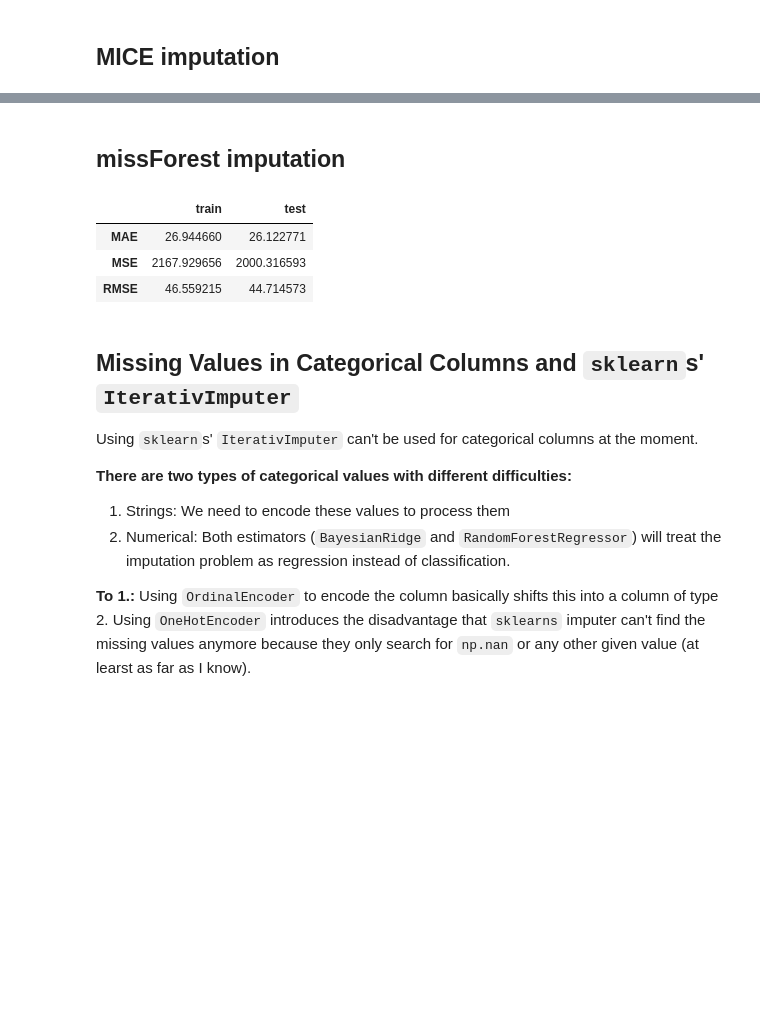
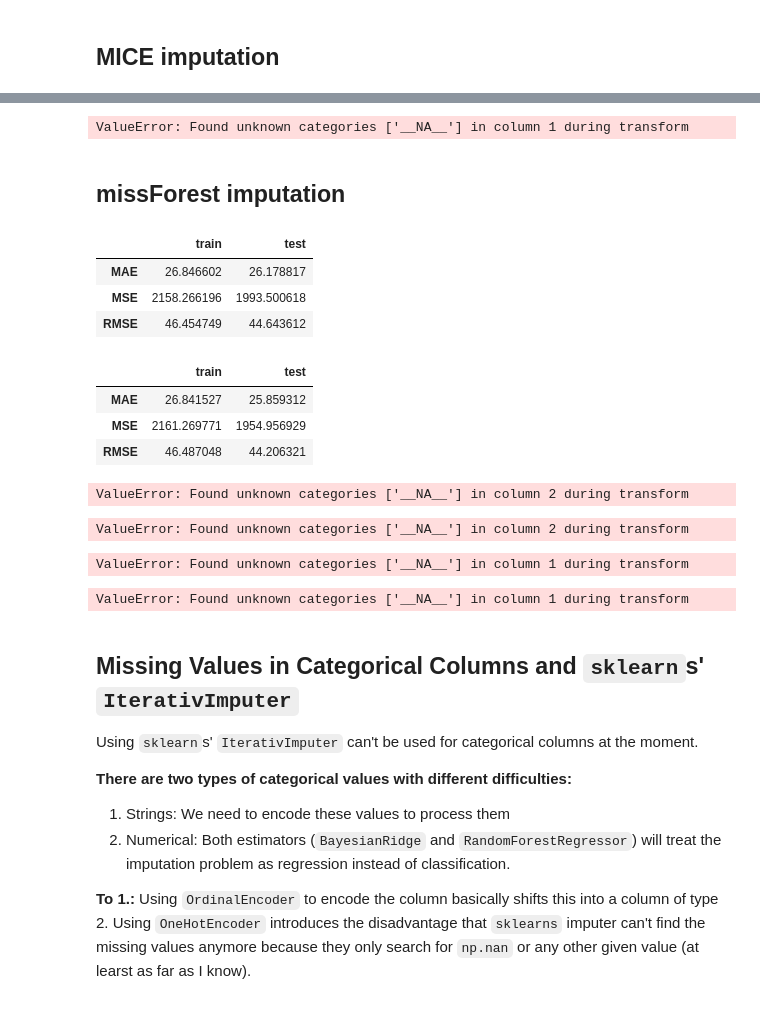
Before and after one commit to se-jaeger/data-imputation-paper, a Jupyter notebook: notebooks/example_using_evaluator.ipynb, the cells around one changed output, grey strips where cells are left out. Saved outputs shown, nothing was run; the diff lists cells and outputs as text; code cells hidden in the pictures; blank space fills up the shorter version.

```diff
--- a/notebooks/example_using_evaluator.ipynb
+++ b/notebooks/example_using_evaluator.ipynb
@@ -88,14 +99,27 @@ evaluator_mice_numerical.evaluate(10).result
+# %%
+Evaluator(categorical_task, categorical_missing, SKLearnIterativeImputer(strategy="mice", data_encoding_type="one-hot")).evaluate(10).result
+# %% [output]
+ValueError: Found unknown categories ['__NA__'] in column 1 during transform
 # %% [markdown]
 ## missForest imputation
 # %%
-evaluator_forest_numerical_ordinal = Evaluator(task, numerical_missing, SKLearnIterativeImputer(strategy="missforest", data_encoding_type="ordinal", estimator_args={"n_estimators": 20})) # we can feed arguments to estimators' constructor
+# we can feed arguments to estimators' constructor
+Evaluator(task, numerical_missing, SKLearnIterativeImputer(strategy="missforest", data_encoding_type="ordinal", estimator_args={"n_estimators": 10})).evaluate(5).result
+# %% [output]
+|  | train | test |
+| MAE | 26.846602 | 26.178817 |
+| MSE | 2158.266196 | 1993.500618 |
+| RMSE | 46.454749 | 44.643612 |
-# %%
-evaluator_forest_numerical_ordinal.evaluate(10).result
-# %% [output]
-|  | train | test |
-| MAE | 26.944660 | 26.122771 |
-| MSE | 2167.929656 | 2000.316593 |
-| RMSE | 46.559215 | 44.714573 |
+# %%
+# we can feed arguments to estimators' constructor
+Evaluator(task, numerical_missing, SKLearnIterativeImputer(strategy="missforest", data_encoding_type="ordinal", estimator_args={"n_estimators": 10})).evaluate(5).result
+# %% [output]
+|  | train | test |
+| MAE | 26.841527 | 25.859312 |
+| MSE | 2161.269771 | 1954.956929 |
+| RMSE | 46.487048 | 44.206321 |
 # %%
 # one hot encoding is default
-evaluator_forest_numerical = Evaluator(task, numerical_missing, SKLearnIterativeImputer(strategy="missforest", estimator_args={"n_estimators": 20})) # we can feed arguments to estimators' constructor
+Evaluator(task, categorical_as_string_missing, SKLearnIterativeImputer(strategy="missforest", estimator_args={"n_estimators": 10})).evaluate(5).result
+# %% [output]
+ValueError: Found unknown categories ['__NA__'] in column 2 during transform
@@ -104,3 +126,18 @@ evaluator_forest_numerical.evaluate(10).result
+# %%
+# one hot encoding is default
+Evaluator(task, categorical_as_string_missing, SKLearnIterativeImputer(strategy="missforest", estimator_args={"n_estimators": 10})).evaluate(5).result
+# %% [output]
+ValueError: Found unknown categories ['__NA__'] in column 2 during transform
+# %%
+# we can feed arguments to estimators' constructor
+Evaluator(categorical_task, categorical_missing, SKLearnIterativeImputer(strategy="missforest", data_encoding_type="ordinal", estimator_args={"n_estimators": 10})).evaluate(5).result
+# %% [output]
+ValueError: Found unknown categories ['__NA__'] in column 1 during transform
+# %%
+# one hot encoding is default
+Evaluator(categorical_task, categorical_missing, SKLearnIterativeImputer(strategy="missforest", estimator_args={"n_estimators": 10})).evaluate(5).result
+# %% [output]
+ValueError: Found unknown categories ['__NA__'] in column 1 during transform
 # %% [markdown]
 ## Missing Values in Categorical Columns and `sklearn`s' `IterativImputer`
 
```
Also changed, not shown: parts of 27 cells of this notebook.
